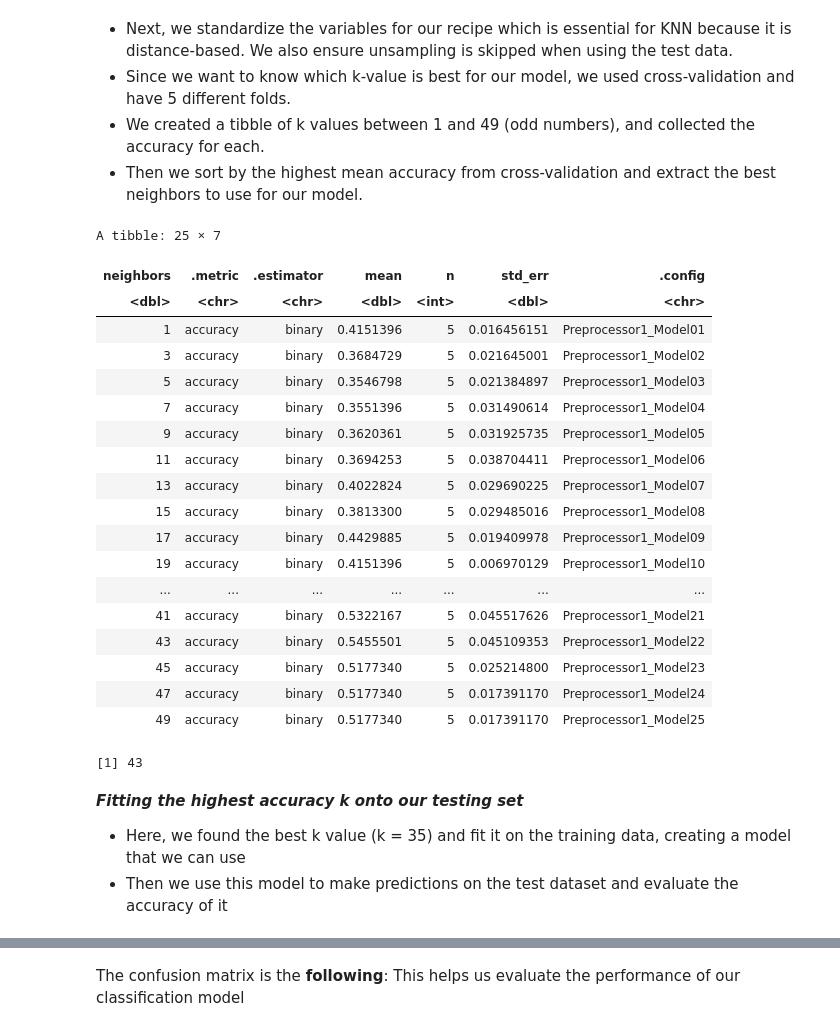
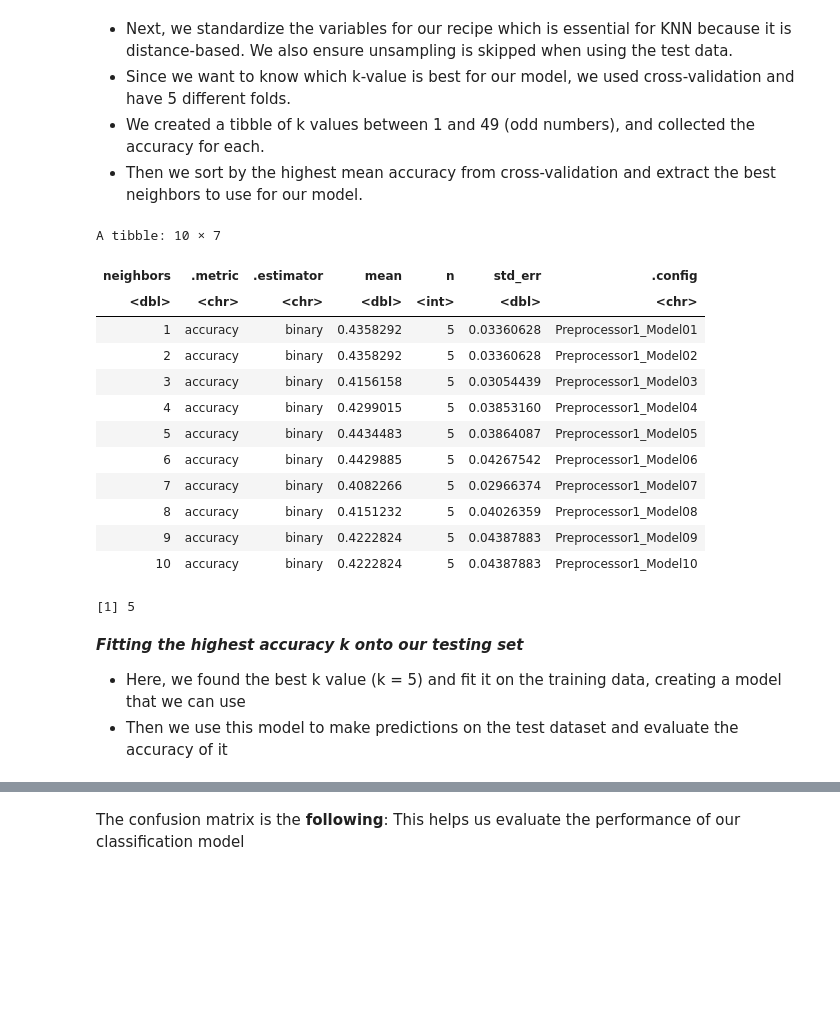
Before and after one commit to duybau2006/Data-Science-100-Group-Project, a Jupyter notebook: Group Project Final Report.ipynb, the cells around one changed output, grey strips where cells are left out. Cells and saved outputs as stored; diff of their text form; code cells hidden in the pictures; blank space fills up the shorter version.

```diff
--- a/Group Project Final Report.ipynb
+++ b/Group Project Final Report.ipynb
@@ -271,6 +270,7 @@ Since we are trying to predict a category, we must use the classification model.
 - We created a tibble of k values between 1 and 49 (odd numbers), and collected the accuracy for each.
 - Then we sort by the highest mean accuracy from cross-validation and extract the best neighbors to use for our model.
 # %%
+set.seed(7283)
 players_split <- initial_split(players_tidy, prop = 0.75, strata = subscribe)
 players_train <- training(players_split)
 players_test <- testing(players_split)
@@ -280,55 +280,49 @@ players_recipe <- recipe(subscribe ~ experience + played_hours,
   step_upsample(subscribe, over_ratio = 1, skip = TRUE) |>
   step_scale(played_hours) |>
   step_center(played_hours)
 
 knn_spec <- nearest_neighbor(weight_func = "rectangular", neighbors = tune()) |>
     set_engine("kknn") |>
     set_mode("classification")
 
 players_vfold <- vfold_cv(players_train, v = 5, strata = subscribe)
 
-k_vals <- tibble(neighbors = seq(from = 1, to = 50, by = 2))
+k_vals <- tibble(neighbors = seq(from = 1, to = 10, by = 1))
 
 knn_results <- workflow() |>
   add_recipe(players_recipe) |>
   add_model(knn_spec) |>
   tune_grid(resamples = players_vfold, grid = k_vals) |>
   collect_metrics()
 
 accuracies <- knn_results |>
   filter(.metric == "accuracy")
 
 accuracies
 
 best_k <- accuracies |>
         arrange(desc(mean)) |>
         head(1) |>
         pull(neighbors)
 best_k
 # %% [output]
-A tibble: 25 × 7
+A tibble: 10 × 7
 | neighbors | .metric | .estimator | mean | n | std_err | .config |
 | <dbl> | <chr> | <chr> | <dbl> | <int> | <dbl> | <chr> |
-| 1 | accuracy | binary | 0.4151396 | 5 | 0.016456151 | Preprocessor1_Model01 |
-| 3 | accuracy | binary | 0.3684729 | 5 | 0.021645001 | Preprocessor1_Model02 |
-| 5 | accuracy | binary | 0.3546798 | 5 | 0.021384897 | Preprocessor1_Model03 |
-| 7 | accuracy | binary | 0.3551396 | 5 | 0.031490614 | Preprocessor1_Model04 |
-| 9 | accuracy | binary | 0.3620361 | 5 | 0.031925735 | Preprocessor1_Model05 |
-| 11 | accuracy | binary | 0.3694253 | 5 | 0.038704411 | Preprocessor1_Model06 |
-| 13 | accuracy | binary | 0.4022824 | 5 | 0.029690225 | Preprocessor1_Model07 |
-| 15 | accuracy | binary | 0.3813300 | 5 | 0.029485016 | Preprocessor1_Model08 |
-| 17 | accuracy | binary | 0.4429885 | 5 | 0.019409978 | Preprocessor1_Model09 |
-| 19 | accuracy | binary | 0.4151396 | 5 | 0.006970129 | Preprocessor1_Model10 |
-| ... | ... | ... | ... | ... | ... | ... |
-| 41 | accuracy | binary | 0.5322167 | 5 | 0.045517626 | Preprocessor1_Model21 |
-| 43 | accuracy | binary | 0.5455501 | 5 | 0.045109353 | Preprocessor1_Model22 |
-| 45 | accuracy | binary | 0.5177340 | 5 | 0.025214800 | Preprocessor1_Model23 |
-| 47 | accuracy | binary | 0.5177340 | 5 | 0.017391170 | Preprocessor1_Model24 |
-| 49 | accuracy | binary | 0.5177340 | 5 | 0.017391170 | Preprocessor1_Model25 |
+| 1 | accuracy | binary | 0.4358292 | 5 | 0.03360628 | Preprocessor1_Model01 |
+| 2 | accuracy | binary | 0.4358292 | 5 | 0.03360628 | Preprocessor1_Model02 |
+| 3 | accuracy | binary | 0.4156158 | 5 | 0.03054439 | Preprocessor1_Model03 |
+| 4 | accuracy | binary | 0.4299015 | 5 | 0.03853160 | Preprocessor1_Model04 |
+| 5 | accuracy | binary | 0.4434483 | 5 | 0.03864087 | Preprocessor1_Model05 |
+| 6 | accuracy | binary | 0.4429885 | 5 | 0.04267542 | Preprocessor1_Model06 |
+| 7 | accuracy | binary | 0.4082266 | 5 | 0.02966374 | Preprocessor1_Model07 |
+| 8 | accuracy | binary | 0.4151232 | 5 | 0.04026359 | Preprocessor1_Model08 |
+| 9 | accuracy | binary | 0.4222824 | 5 | 0.04387883 | Preprocessor1_Model09 |
+| 10 | accuracy | binary | 0.4222824 | 5 | 0.04387883 | Preprocessor1_Model10 |
-[1] 43
+[1] 5
 # %% [markdown]
 ***Fitting the highest accuracy k onto our testing set***
-- Here, we found the best k value (k = 35) and fit it on the training data, creating a model that we can use
+- Here, we found the best k value (k = 5) and fit it on the training data, creating a model that we can use
 - Then we use this model to make predictions on the test dataset and evaluate the accuracy of it
 # %%
 knn_spec_best <- nearest_neighbor(weight_func = "rectangular", neighbors = best_k) |>
```
Also changed, not shown: parts of 6 cells of this notebook.
